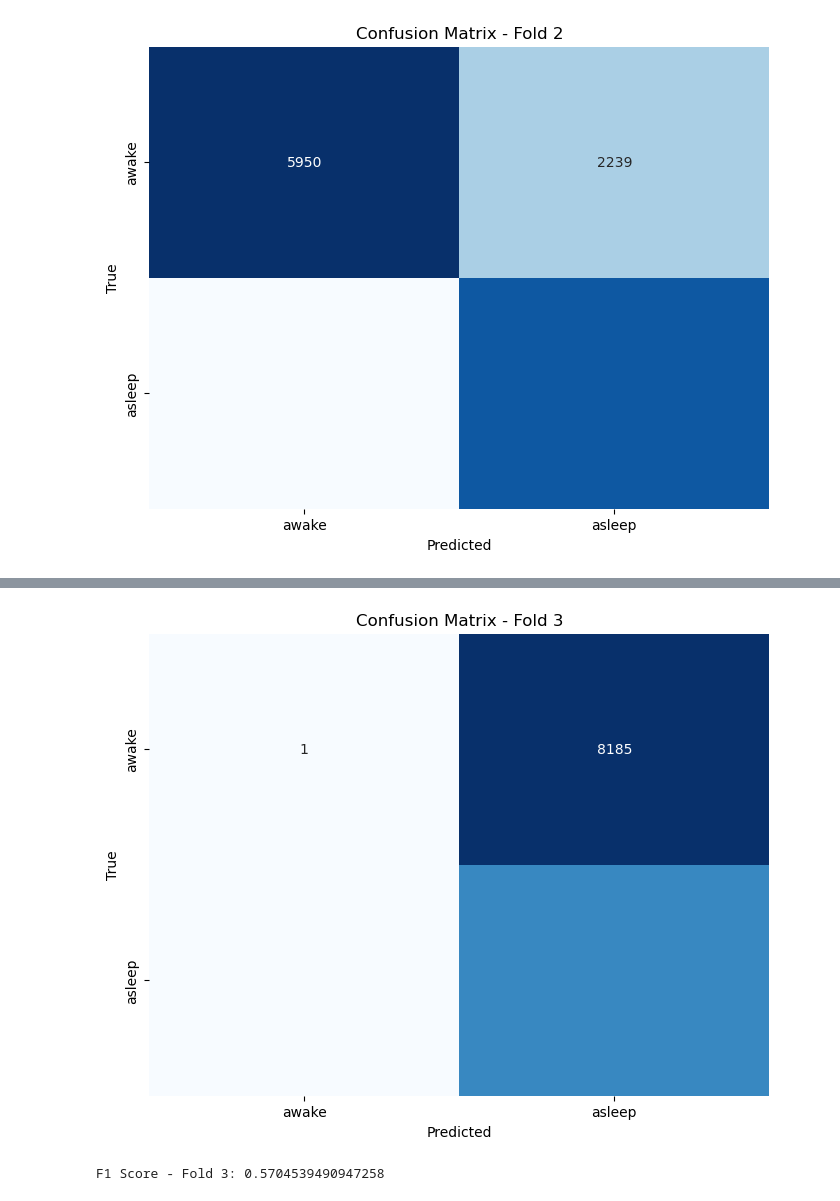
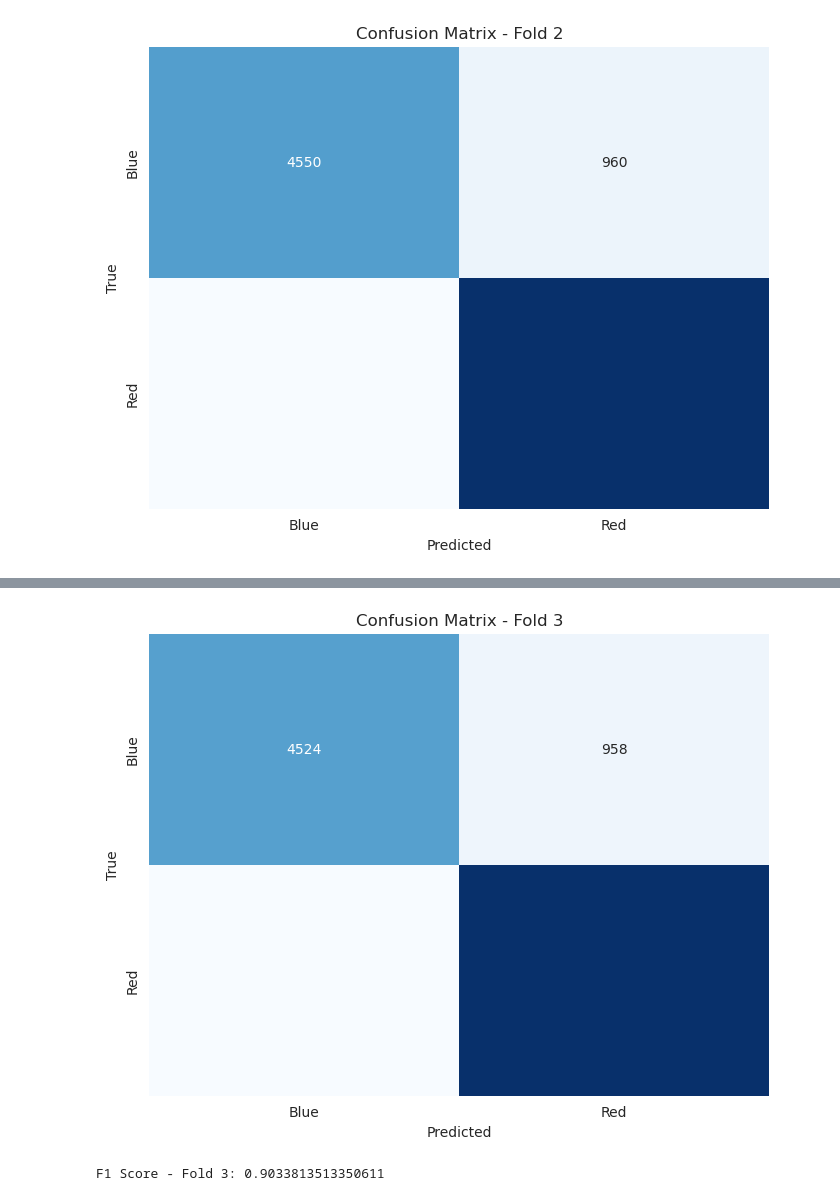
Before and after one commit to Istomine/ARN-lab03, a Jupyter notebook: Lab_03.ipynb, the cells around one changed output, grey strips where cells are left out. Cells and saved outputs as stored; diff of their text form; code cells hidden in the pictures.

```diff
--- a/Lab_03.ipynb
+++ b/Lab_03.ipynb
@@ -9,12 +10,10 @@ mice_eeg = pd.concat([mice_eeg1, mice_eeg2])
 mice_test = pd.read_csv("pw3_data/EEG_mouse_data_test.csv")
 # %%
 # Dataset avec les 25 valeurs + 1 pour les états
-mice25features = mice_eeg.iloc[:,:26]
+data = mice_eeg.iloc[:,:26]
 # %%
 # Instanciez un objet StandardScaler
 scaler = StandardScaler()
 
 # Normalisez les données
-mice25features.iloc[:,1:] = scaler.fit_transform(mice25features.iloc[:,1:])
-
-# TODO Normalisation mice_test ? Me semble pas
+mice25features_input = scaler.fit_transform(data.iloc[:,1:])
@@ -35,11 +20,10 @@ mice25features.iloc[:,1:] = scaler.fit_transform(mice25features.iloc[:,1:])
 # %%
 # Preparation donnée
 # On sépare les valeurs du resultat pour pouvoir utiliser dans le K-fold
-mice25features_input = mice25features.iloc[:,1:]
-mice25features_output = mice25features['state']
+mice25features_output = data['state']
 
 # Remplacement des valeurs car le model n'aime pas les char
-mice25features_output = mice25features_output.replace('w',0).replace('n',1).replace('r',1)
+mice25features_output = mice25features_output.replace('w',1).replace('n',-1).replace('r',-1)
 # %%
 import keras
 from keras import layers
@@ -109,9 +96,9 @@ for i, (train_index, test_index) in enumerate(kf.split(mice25features_input)):
   mlp = create_model()
 
   history = mlp.fit(
-      x=mice25features_input.iloc[train_index], y=mice25features_output.iloc[train_index],
-      validation_data=(mice25features_input.iloc[test_index], mice25features_output.iloc[test_index]),
-      epochs=10
+      x=mice25features_input[train_index], y=mice25features_output[train_index],
+      validation_data=(mice25features_input[test_index], mice25features_output[test_index]),
+      epochs=5
   )
 
   history_list.append(history)
@@ -174,7 +161,7 @@ def plot_confusion_matrix(confusion_matrix, title):
     # Plot confusion matrix
     pl.figure(figsize=(8, 6))
     sns.heatmap(confusion_matrix.astype(int), annot=True, fmt="d", cmap="Blues", cbar=False,
-                xticklabels=["awake", "asleep"], yticklabels=["awake", "asleep"])
+                xticklabels=["Blue", "Red"], yticklabels=["Blue", "Red"])
     pl.title(title)
     pl.xlabel('Predicted')
     pl.ylabel('True')
@@ -185,8 +172,8 @@ mean_confusion_matrix = np.zeros((2, 2))
 
 for i, (train_index, test_index) in enumerate(kf.split(mice25features_input)):
     # Evaluate the trained model on the test fold
-    predictions = (trained_mlp[i].predict(mice25features_input.iloc[test_index]) > 0).astype(int)
-    true_labels = (mice25features_output.iloc[test_index] > 0).astype(int)
+    predictions = (trained_mlp[i].predict(mice25features_input[test_index]) > 0).astype(int)
+    true_labels = (mice25features_output[test_index] > 0).astype(int)
 
     # Compute confusion matrix
     cm = confusion_matrix(true_labels, predictions)
@@ -214 +201 @@ F1 Score - Fold 1: 0.6896161107614852
-[figure, old version]
+[figure, new version]
@@ -217,2 +204,2 @@ F1 Score - Fold 2: 0.7964226876912215
-[figure, old version]
+[figure, new version]
-F1 Score - Fold 3: 0.5704539490947258
+F1 Score - Fold 3: 0.9033813513350611
```
Also changed, not shown: parts of 8 cells of this notebook.
